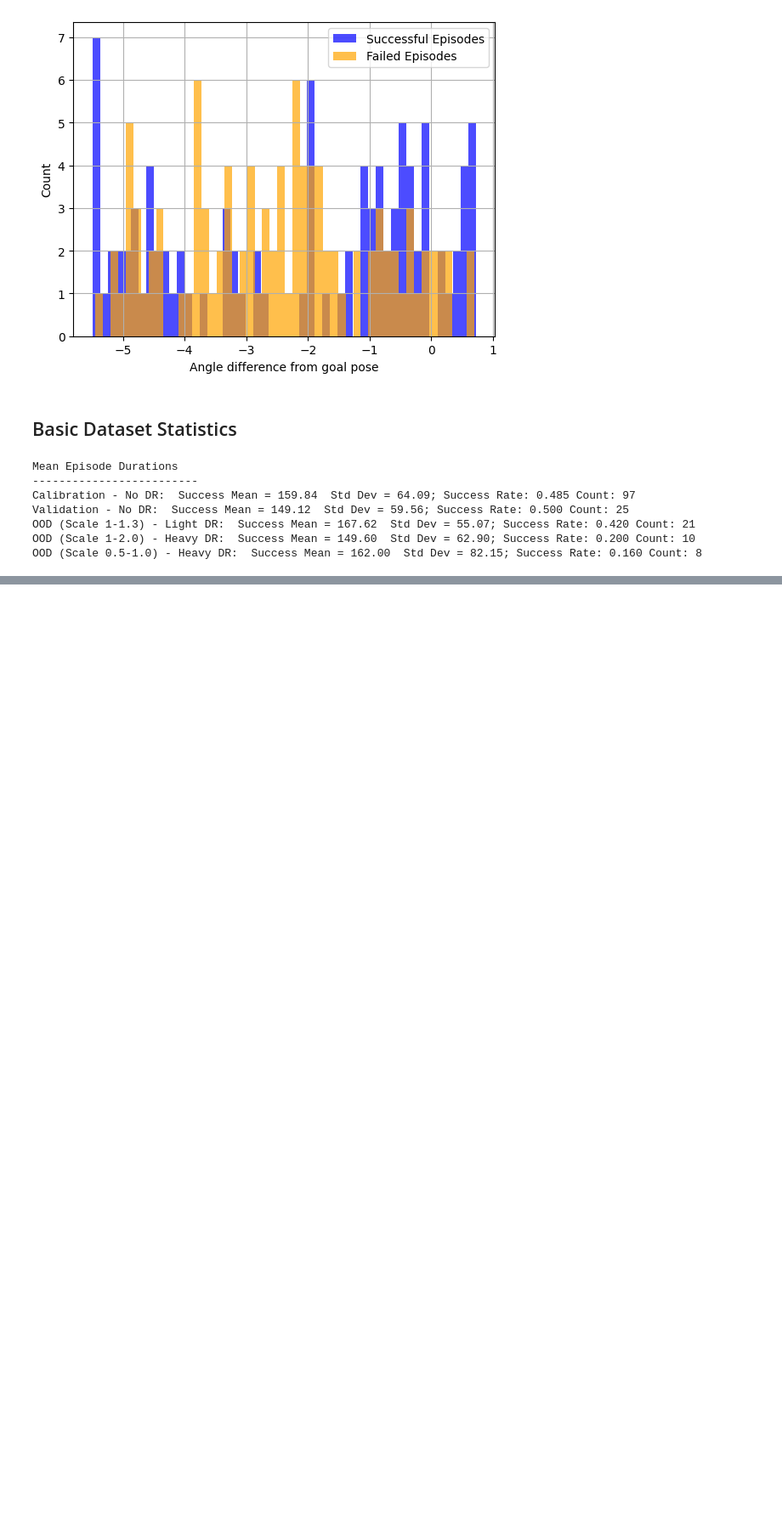
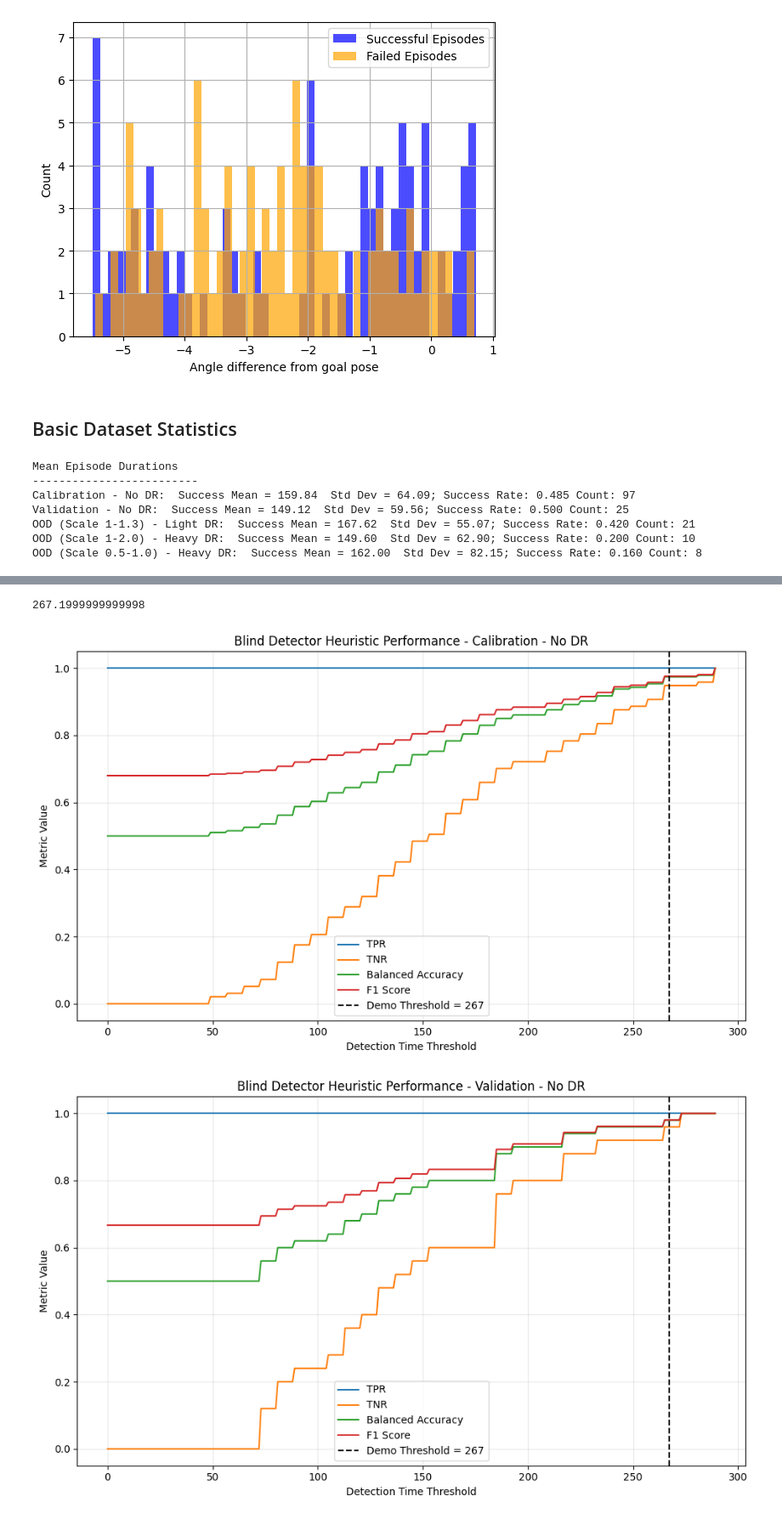
Before and after one commit to rajivswamy/action-diffusion-failure, a Jupyter notebook: dataset_analysis.ipynb, the cells around one changed output, grey strips where cells are left out. Shown at 85% size. Cells and saved outputs as stored; diff of their text form; code cells hidden in the pictures; blank space fills up the shorter version.

```diff
--- a/dataset_analysis.ipynb
+++ b/dataset_analysis.ipynb
@@ -485,0 +505,29 @@ OOD (Scale 0.5-1.0) - Heavy DR:  Success Mean = 162.00  Std Dev = 82.15; Success
+# %%
+from src.stac import metric_utils
+
+quantile = 0.95
+demo_success_durs = dataset_metadata['logs/datasets/no_domain_randomization_v8_simple_env']['success_durations']
+demo_threshold = np.quantile(demo_success_durs, 0.95)
+
+def compute_heuristic_results(dataset_path, threshold):
+    data = dataset_metadata[dataset_path]
+
+    success_durs = data['success_durations']
+    success_preds = success_durs >= threshold
+    success_labels = np.zeros_like(success_durs, dtype=bool)
+
+    fail_durs = data['failure_durations']
+    fail_preds = fail_durs >= threshold
+    fail_labels = np.ones_like(fail_durs, dtype=bool)
+
+    labels = np.concatenate([success_labels, fail_labels], axis=-1)
+    preds = np.concatenate([success_preds, fail_preds], axis=-1)
+    # concatenate
+    metrics = metric_utils.compute_metrics(preds=preds, labels=labels, success_labels=False)
+    return metrics
+
+demo_threshold_results = compute_heuristic_results(
+    'logs/datasets/no_domain_randomization_v8_simple_env',
+    demo_threshold
+)
+demo_threshold_results
@@ -485,0 +546,4 @@ OOD (Scale 0.5-1.0) - Heavy DR:  Success Mean = 162.00  Std Dev = 82.15; Success
+# %%
+demo_threshold
+# %% [output]
+267.1999999999998
@@ -485,0 +603,6 @@ OOD (Scale 0.5-1.0) - Heavy DR:  Success Mean = 162.00  Std Dev = 82.15; Success
+# %%
+for path in dataset_paths:
+    plot_heuristic_performance(path, demo_threshold, max_threshold=290)
+# %% [output]
+[figure, added]
+[figure, added]
```
Also changed, not shown: parts of 5 cells of this notebook.
